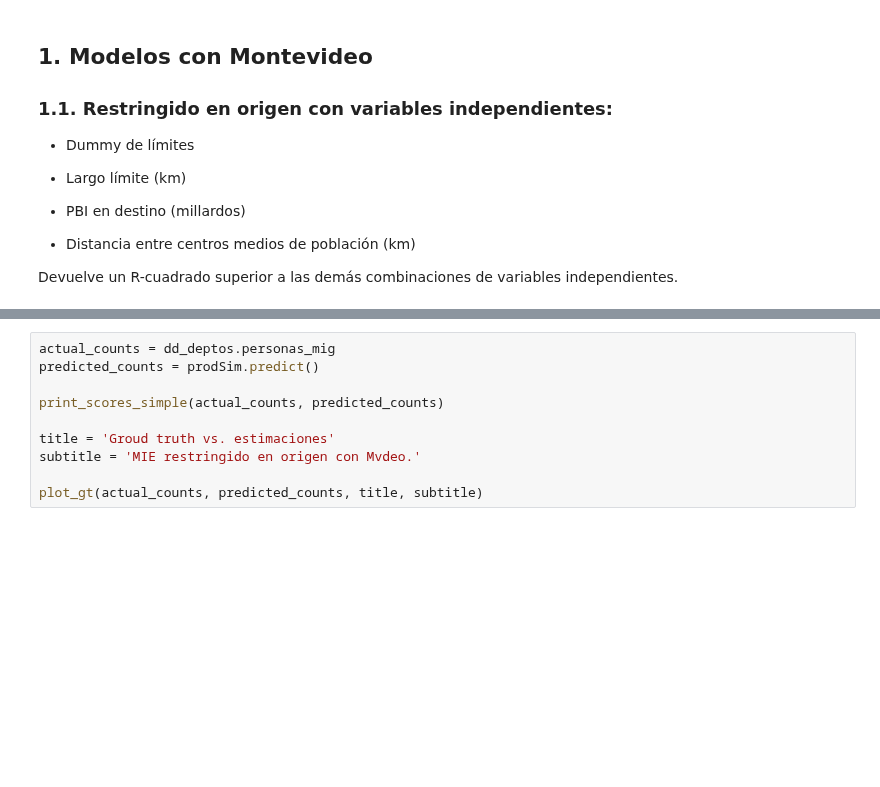
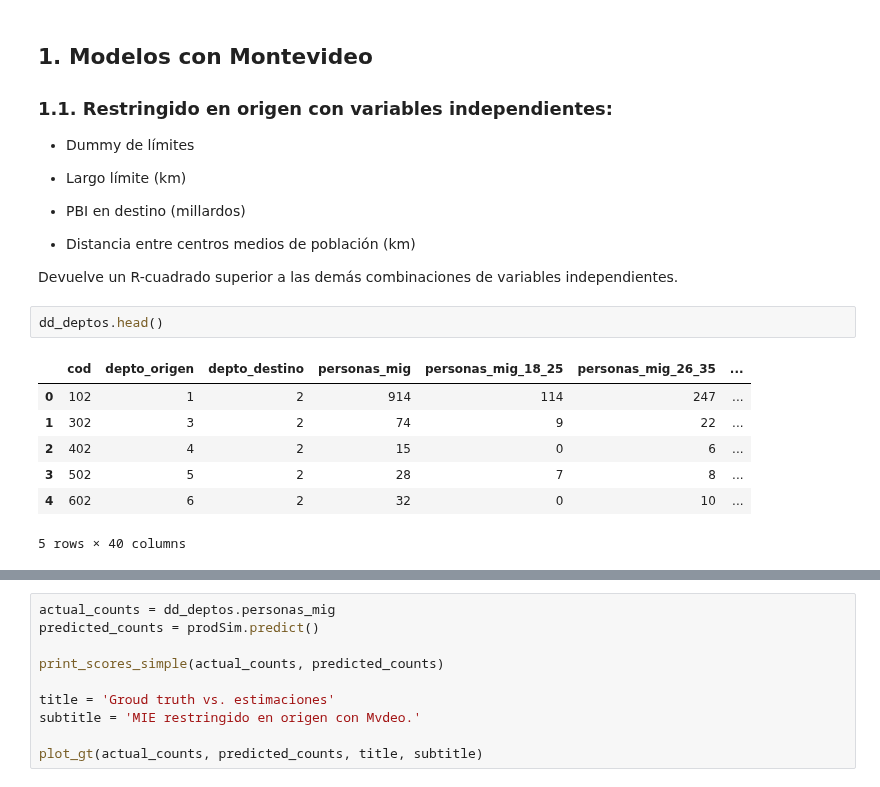
Before and after one commit to guillermodangelo/tesis, a Jupyter notebook: 07-MIE_departamentos_concreto_v2.ipynb, the cells around one changed output, grey strips where cells are left out. Saved outputs shown, nothing was run; the diff lists cells and outputs as text; blank space fills up the shorter version.

```diff
--- a/07-MIE_departamentos_concreto_v2.ipynb
+++ b/07-MIE_departamentos_concreto_v2.ipynb
@@ -43,3 +43,13 @@ dtype: object
 - Distancia entre centros medios de población (km)
 
 Devuelve un R-cuadrado superior a las demás combinaciones de variables independientes.
+# %%
+dd_deptos.head()
+# %% [output]
+|  | cod | depto_origen | depto_destino | personas_mig | personas_mig_18_25 | personas_mig_26_35 | ... |
+| 0 | 102 | 1 | 2 | 914 | 114 | 247 | ... |
+| 1 | 302 | 3 | 2 | 74 | 9 | 22 | ... |
+| 2 | 402 | 4 | 2 | 15 | 0 | 6 | ... |
+| 3 | 502 | 5 | 2 | 28 | 7 | 8 | ... |
+| 4 | 602 | 6 | 2 | 32 | 0 | 10 | ... |
+5 rows × 40 columns
```
Also changed, not shown: parts of 3 cells of this notebook, 1 other file.
